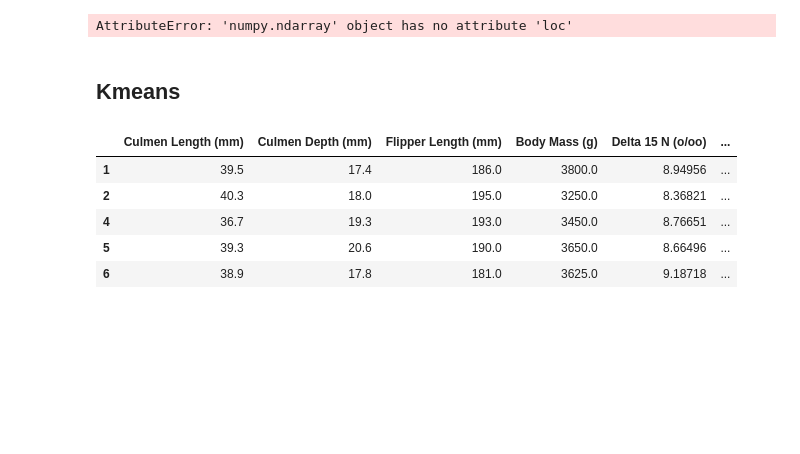
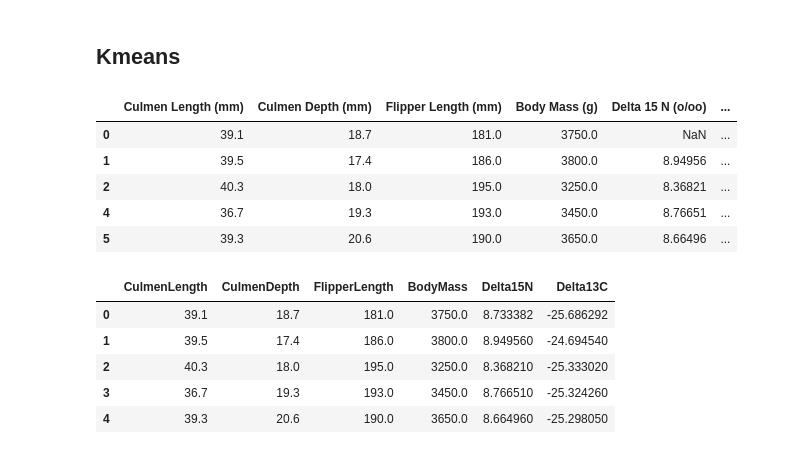
Before and after one commit to HanLuong13/m09_group_05, a Jupyter notebook: Alysia-M09-Assessment-DBSCAN.ipynb, the cells around one changed output. Cells and saved outputs as stored; diff of their text form; code cells hidden in the pictures; blank space fills up the shorter version.

Commit message:
updated cluster plot, added Kmeans

```diff
--- a/Alysia-M09-Assessment-DBSCAN.ipynb
+++ b/Alysia-M09-Assessment-DBSCAN.ipynb
@@ -104,10 +190,3 @@ for i in u_label:
-# %%
-# silouette score
-dbs_clustered = clusters.loc[(clusters >= 0)]
-
-silhouette_score(dbs_clustered[["x", "y"]], dbs_clustered[["clusters"]])
-# %% [output]
-AttributeError: 'numpy.ndarray' object has no attribute 'loc'
 # %% [markdown]
 ## Kmeans
 # %%
@@ -116,16 +195,33 @@ df = pd.read_csv('2021-11-ml-09-k-means-animals-dataset.csv')
 # %%
 # view dataset
 df.head(5)
 # change comments column to int and drop nulls
 df.drop(['Region', 'Stage', 'Individual ID', 'Comments'], axis=1, inplace=True)
 # drop nulls
-df.dropna(inplace=True)
+df.dropna(axis=0, thresh=4, inplace=True)
 # review dataset
 df.head(5)
 # %% [output]
 |  | Culmen Length (mm) | Culmen Depth (mm) | Flipper Length (mm) | Body Mass (g) | Delta 15 N (o/oo) | ... |
+| 0 | 39.1 | 18.7 | 181.0 | 3750.0 | NaN | ... |
 | 1 | 39.5 | 17.4 | 186.0 | 3800.0 | 8.94956 | ... |
 | 2 | 40.3 | 18.0 | 195.0 | 3250.0 | 8.36821 | ... |
 | 4 | 36.7 | 19.3 | 193.0 | 3450.0 | 8.76651 | ... |
 | 5 | 39.3 | 20.6 | 190.0 | 3650.0 | 8.66496 | ... |
-| 6 | 38.9 | 17.8 | 181.0 | 3625.0 | 9.18718 | ... |
+# %%
+# standardize data, ETL
+impute_mean = SimpleImputer(strategy='mean')
+z_data = pd.DataFrame(impute_mean.fit_transform(df))
+# copy over columns
+z_data.columns = df.columns
+# rename columns
+z_data.rename(columns={'Culmen Length (mm)':'CulmenLength','Culmen Depth (mm)':'CulmenDepth','Flipper Length (mm)':'FlipperLength','Body Mass (g)':'BodyMass','Delta 15 N (o/oo)':'Delta15N','Delta 13 C (o/oo)':'Delta13C'}, inplace=True)
+#view standardized data frame
+z_data.head()
+# %% [output]
+|  | CulmenLength | CulmenDepth | FlipperLength | BodyMass | Delta15N | Delta13C |
+| 0 | 39.1 | 18.7 | 181.0 | 3750.0 | 8.733382 | -25.686292 |
+| 1 | 39.5 | 17.4 | 186.0 | 3800.0 | 8.949560 | -24.694540 |
+| 2 | 40.3 | 18.0 | 195.0 | 3250.0 | 8.368210 | -25.333020 |
+| 3 | 36.7 | 19.3 | 193.0 | 3450.0 | 8.766510 | -25.324260 |
+| 4 | 39.3 | 20.6 | 190.0 | 3650.0 | 8.664960 | -25.298050 |
```
Also changed, not shown: parts of 29 cells of this notebook.
